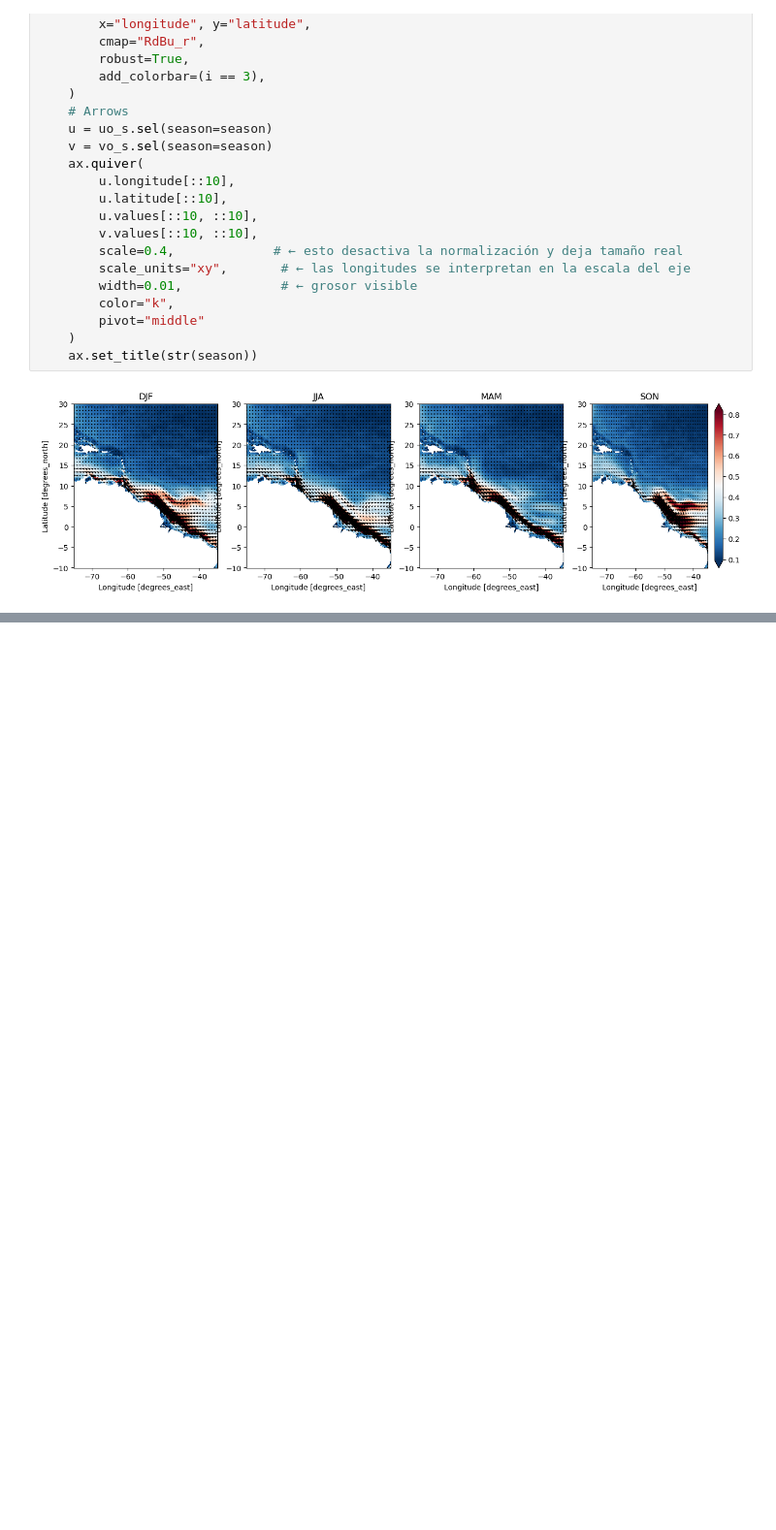
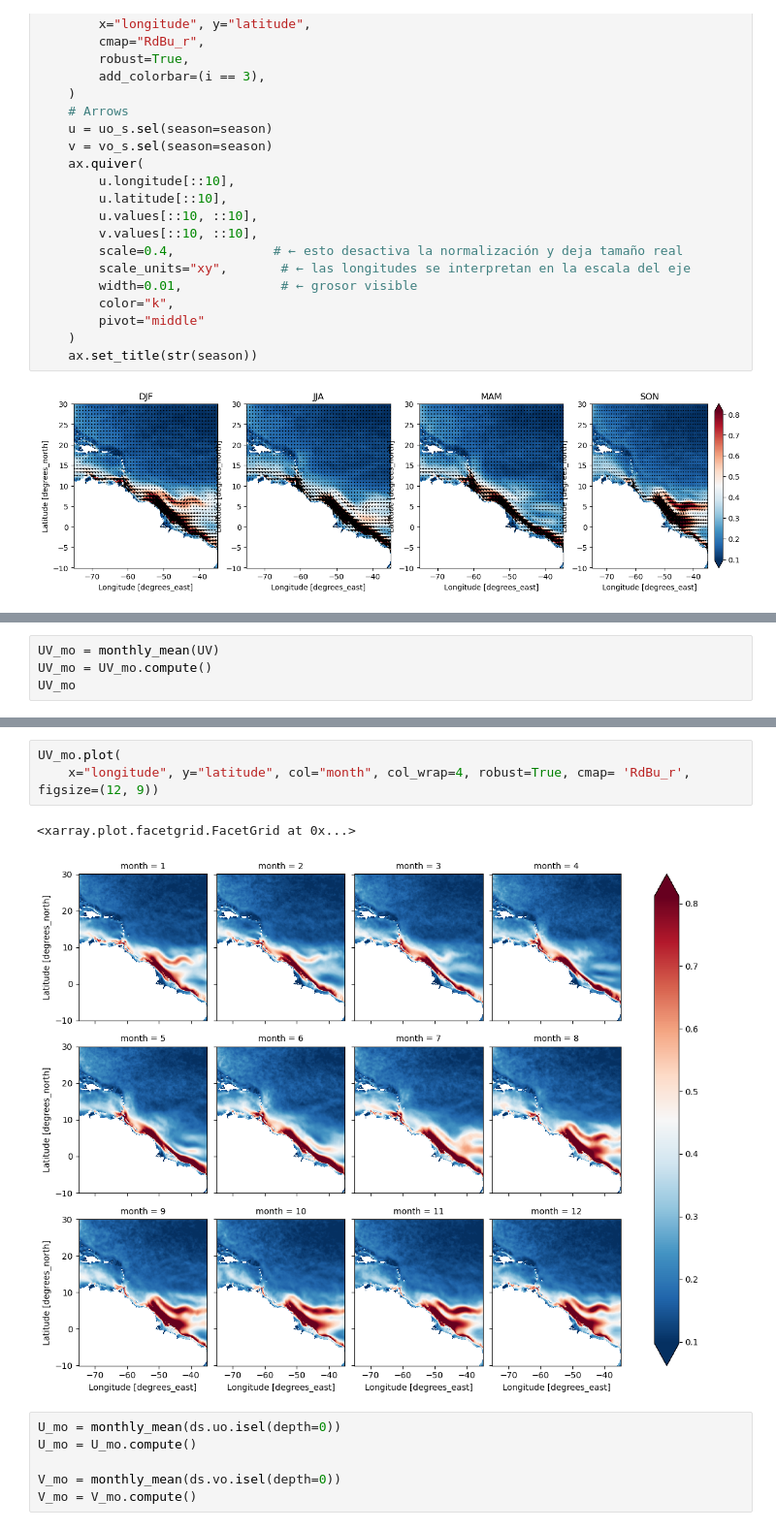
Before and after one commit to danliba/Amazon, a Jupyter notebook: plume/notebooks/Plume_dask.ipynb, the cells around one changed output, grey strips where cells are left out. Shown at 97% size. Saved outputs shown, nothing was run; the diff lists cells and outputs as text; blank space fills up the shorter version.

Commit message:
UV monthly

```diff
--- a/plume/notebooks/Plume_dask.ipynb
+++ b/plume/notebooks/Plume_dask.ipynb
@@ -258,0 +261,4 @@ for i, season in enumerate(uv_season.season.values):
+# %%
+UV_mo = monthly_mean(UV)
+UV_mo = UV_mo.compute()
+UV_mo
@@ -258,0 +283,12 @@ for i, season in enumerate(uv_season.season.values):
+# %%
+UV_mo.plot(
+    x="longitude", y="latitude", col="month", col_wrap=4, robust=True, cmap= 'RdBu_r', figsize=(12, 9))
+# %% [output]
+<xarray.plot.facetgrid.FacetGrid at 0x...>
+[figure, added]
+# %%
+U_mo = monthly_mean(ds.uo.isel(depth=0))
+U_mo = U_mo.compute()
+
+V_mo = monthly_mean(ds.vo.isel(depth=0))
+V_mo = V_mo.compute()
```
Also changed, not shown: parts of 3 cells of this notebook.
